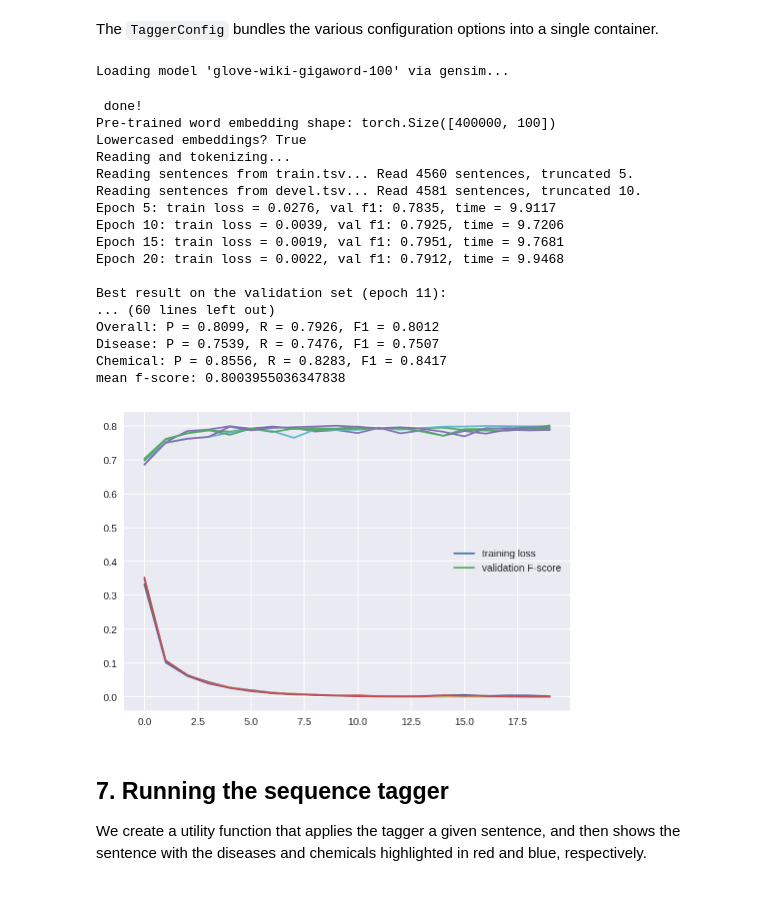
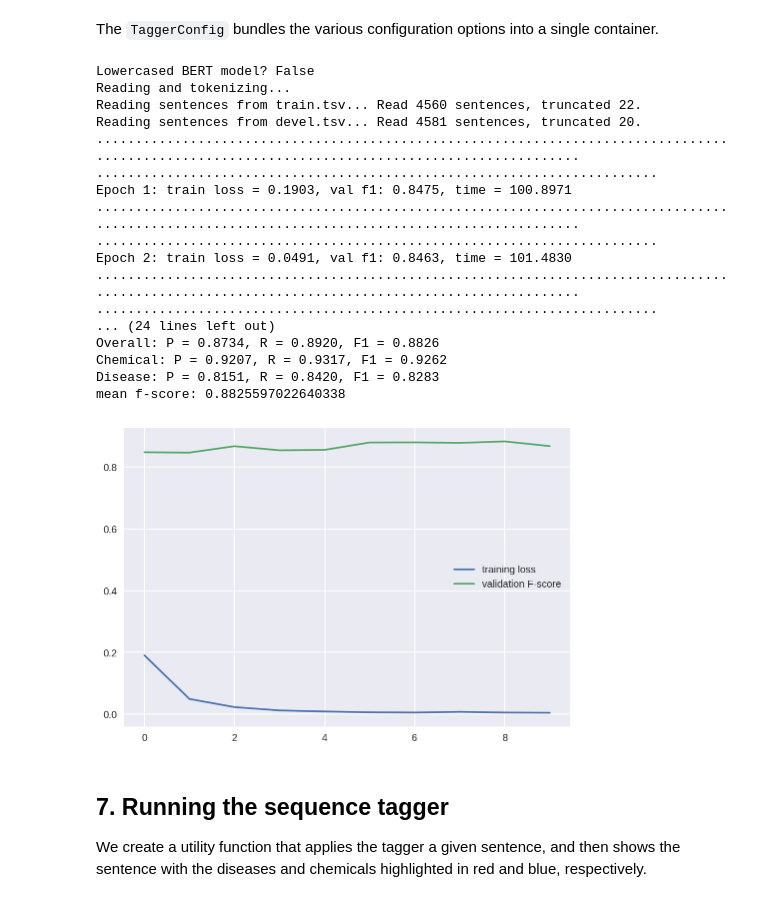
Before and after one commit to ollema/nlp2019, a Jupyter notebook: Assignment_2A.ipynb, the cells around one changed output. Cells and saved outputs as stored; diff of their text form; code cells hidden in the pictures.

Commit message:
BioBERT + CRF

```diff
--- a/Assignment_2A.ipynb
+++ b/Assignment_2A.ipynb
@@ -512,8 +513,6 @@ Note that the `train` method returns the best F1-score seen when evaluating on t
 
 The `tag` method will be used in the interactive demo.
 # %%
-#@title
-
 class Tagger:
 
     def __init__(self, config, gensim_model=None, bert_model_name=None):
@@ -536,7 +535,7 @@ class Tagger:
         if bert_model_name:
             # If we're using BERT, then let's use its tokenizer, and the special tags it relies on:
             # [CLS] at the beginning of the sentence, [SEP] at the end, and [PAD] for padding.
-            self.tokenizer = BertTokenizer.from_pretrained(bert_model, do_lower_case=lowercase)
+            self.tokenizer = BertTokenizer.from_pretrained(bert_model_name, do_lower_case=lowercase)
             pad = self.tokenizer.pad_token
             self.WORD = torchtext.data.Field(init_token=self.tokenizer.cls_token, eos_token=self.tokenizer.sep_token,
                                         sequential=True, lower=lowercase, pad_token=pad, batch_first=True)
@@ -577,10 +576,8 @@ class Tagger:
             self.WORD.vocab.stoi = self.tokenizer.vocab
             self.WORD.vocab.itos = list(self.tokenizer.vocab)
 
-            ### TODO YOUR CODE HERE
             # Load a pre-trained BERT model
-            # either as just an encoder (BertModel), or as a full sequence tagger (BertForTokenClassification)
-            # bert_something = something(self.bert_model_name)
+            encoder = BertSentenceEncoder(self.WORD, self.bert_model_name, self.config)
 
             verbose = True
         else:
@@ -624,7 +621,20 @@ class Tagger:
         valid_batches = list(valid_iterator)
 
         ### TODO: if you want to use BERT, this should be a bit different.
-        optimizer = torch.optim.Adam(self.model.parameters(), lr=0.0025) # weight_decay=1e-5)
+        if self.bert_model_name:
+            no_decay = ['bias', 'LayerNorm.weight']
+            decay = 0.01
+            optimizer_grouped_parameters = [
+                {'params': [p for n, p in self.model.named_parameters() if not any(nd in n for nd in no_decay)], 'weight_decay': decay},
+                {'params': [p for n, p in self.model.named_parameters() if any(nd in n for nd in no_decay)], 'weight_decay': 0.0}
+            ]
+
+            # As discussed above, we use the AdamW optimizer from the transformers library. It seems to
+            # give slightly better results than the standard Adam.
+            optimizer = AdamW(optimizer_grouped_parameters, lr=5e-5, eps=1e-8)
+        else:
+            optimizer = torch.optim.Adam(self.model.parameters(), lr=0.0025) # weight_decay=1e-5)
+
 
         history = defaultdict(list)
         best_f1 = -1
@@ -752,7 +762,7 @@ class TaggerConfig(object):
     valid_batch_size = 64
 
     # Number of training epochs.
-    n_epochs=20
+    n_epochs=10
 
     # Word embedding dimensionality, only used if we don't use a pre-trained model.
     default_emb_dim = 50
@@ -765,7 +775,7 @@ class TaggerConfig(object):
     rnn_size = 64
 
     # Do we compute a separate input tensor for the characters?
-    use_characters = True
+    use_characters = False
     # Input and output size for the character RNN.
     char_emb_dim = 25
 
@@ -777,34 +787,34 @@ class TaggerConfig(object):
 # %%
 f_scores = []
 
-for i in range(5):
+for i in range(1):
     torch.manual_seed(i * 1000) and random.seed(i * 1000)
     # pubmed_vectors = load_gensim_vectors(model_file='pubmed.bin', builtin=False, limit=100000)
-    gensim_vectors = load_gensim_vectors(model_file='glove-wiki-gigaword-100', builtin=True)
-    tagger = Tagger(config=TaggerConfig(), gensim_model=gensim_vectors)
+    # gensim_vectors = load_gensim_vectors(model_file='glove-wiki-gigaword-100', builtin=True)
+    # tagger = Tagger(config=TaggerConfig(), gensim_model=gensim_vectors)
+    tagger = Tagger(config=TaggerConfig(), bert_model_name="biobert")
     f_scores.append(tagger.train())
 
 print(f"mean f-score: {np.mean(f_scores)}")
 # %% [output]
-Loading model 'glove-wiki-gigaword-100' via gensim...
+Lowercased BERT model? False
+Reading and tokenizing...
+Reading sentences from train.tsv... Read 4560 sentences, truncated 22.
+Reading sentences from devel.tsv... Read 4581 sentences, truncated 20.
+...............................................................................................................................................
+........................................................................
+Epoch 1: train loss = 0.1903, val f1: 0.8475, time = 100.8971
+...............................................................................................................................................
+........................................................................
+Epoch 2: train loss = 0.0491, val f1: 0.8463, time = 101.4830
+...............................................................................................................................................
+........................................................................
+... (24 lines left out)
+Overall: P = 0.8734, R = 0.8920, F1 = 0.8826
+Chemical: P = 0.9207, R = 0.9317, F1 = 0.9262
+Disease: P = 0.8151, R = 0.8420, F1 = 0.8283
+mean f-score: 0.8825597022640338
- done!
-Pre-trained word embedding shape: torch.Size([400000, 100])
-Lowercased embeddings? True
-Reading and tokenizing...
-Reading sentences from train.tsv... Read 4560 sentences, truncated 5.
-Reading sentences from devel.tsv... Read 4581 sentences, truncated 10.
-Epoch 5: train loss = 0.0276, val f1: 0.7835, time = 9.9117
-Epoch 10: train loss = 0.0039, val f1: 0.7925, time = 9.7206
-Epoch 15: train loss = 0.0019, val f1: 0.7951, time = 9.7681
-Epoch 20: train loss = 0.0022, val f1: 0.7912, time = 9.9468
-
-Best result on the validation set (epoch 11):
-... (60 lines left out)
-Overall: P = 0.8099, R = 0.7926, F1 = 0.8012
-Disease: P = 0.7539, R = 0.7476, F1 = 0.7507
-Chemical: P = 0.8556, R = 0.8283, F1 = 0.8417
-mean f-score: 0.8003955036347838
-[figure, old version]
+[figure, new version]
 # %% [markdown]
 ## 7. Running the sequence tagger
 
```
Also changed, not shown: parts of 6 cells of this notebook.
